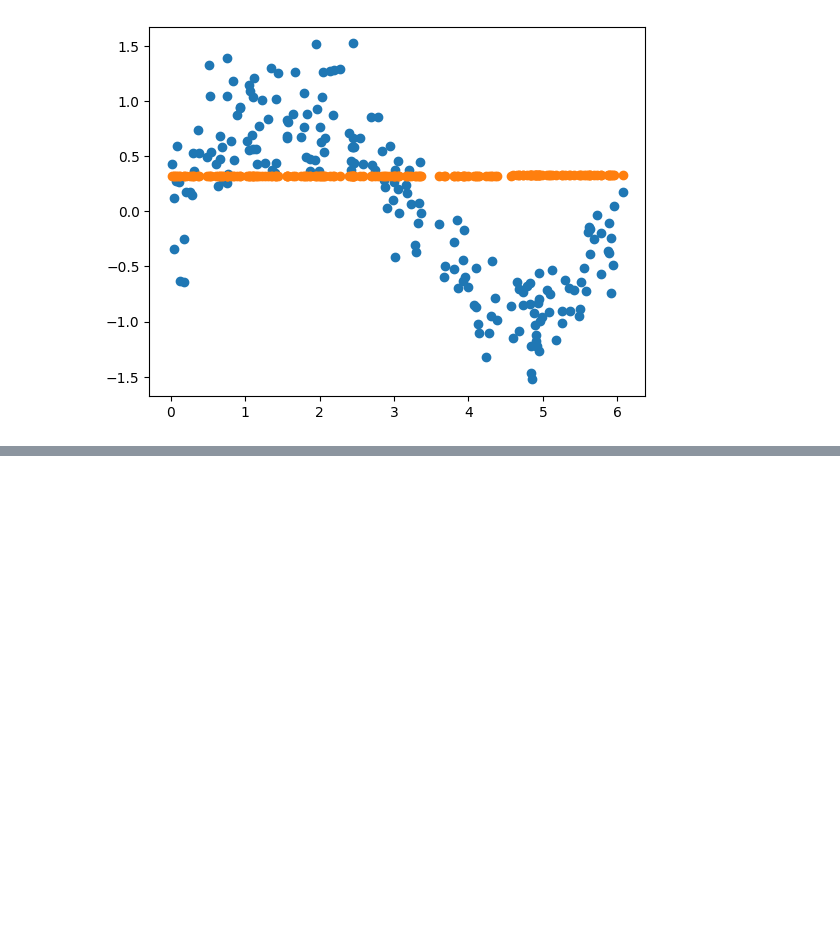
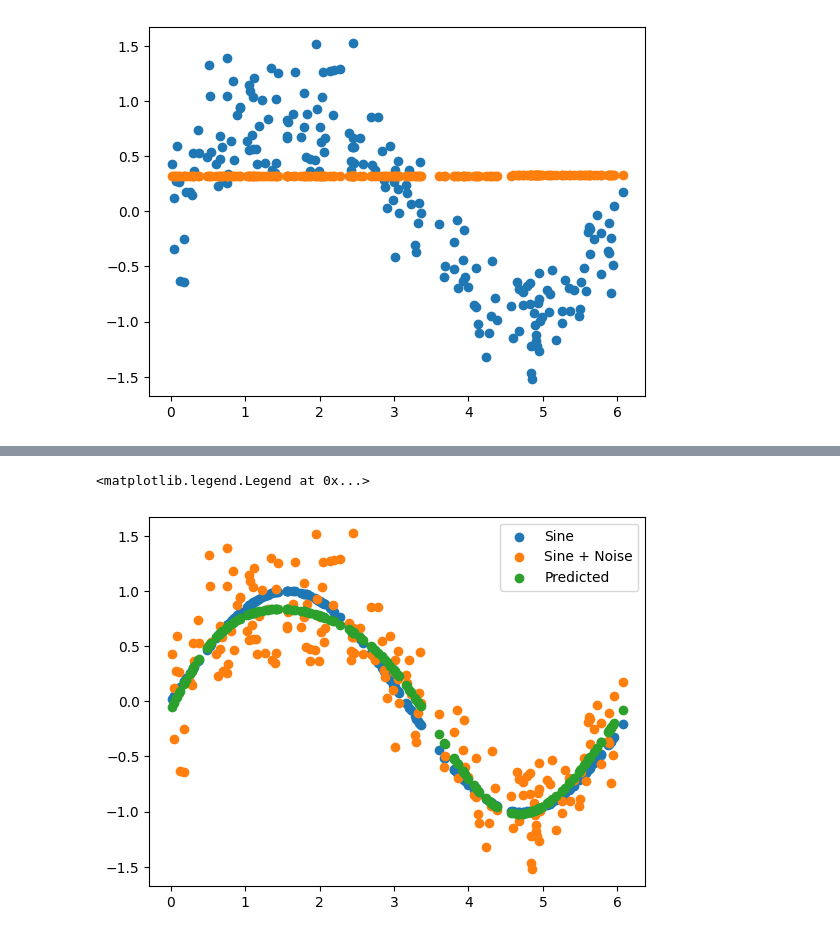
Before and after one commit to bimbolimbo/framework-learning, a Jupyter notebook: jax-sandbox.ipynb, the cells around one changed output, grey strips where cells are left out. Saved outputs shown, nothing was run; the diff lists cells and outputs as text; code cells hidden in the pictures; blank space fills up the shorter version.

```diff
--- a/jax-sandbox.ipynb
+++ b/jax-sandbox.ipynb
@@ -142,0 +179,9 @@ opt_state = opt.init(eqx.filter(model, eqx.is_array))
+# %%
+# let's compare the model with true values
+plt.scatter(x_samples, jnp.sin(x_samples), label = "Sine")
+plt.scatter(x_samples, y_samples, label = "Sine + Noise")
+plt.scatter(x_samples, jax.vmap(model)(x_samples), label = "Predicted")
+plt.legend()
+# %% [output]
+<matplotlib.legend.Legend at 0x...>
+[figure, added]
```
Also changed, not shown: parts of 7 cells of this notebook.
